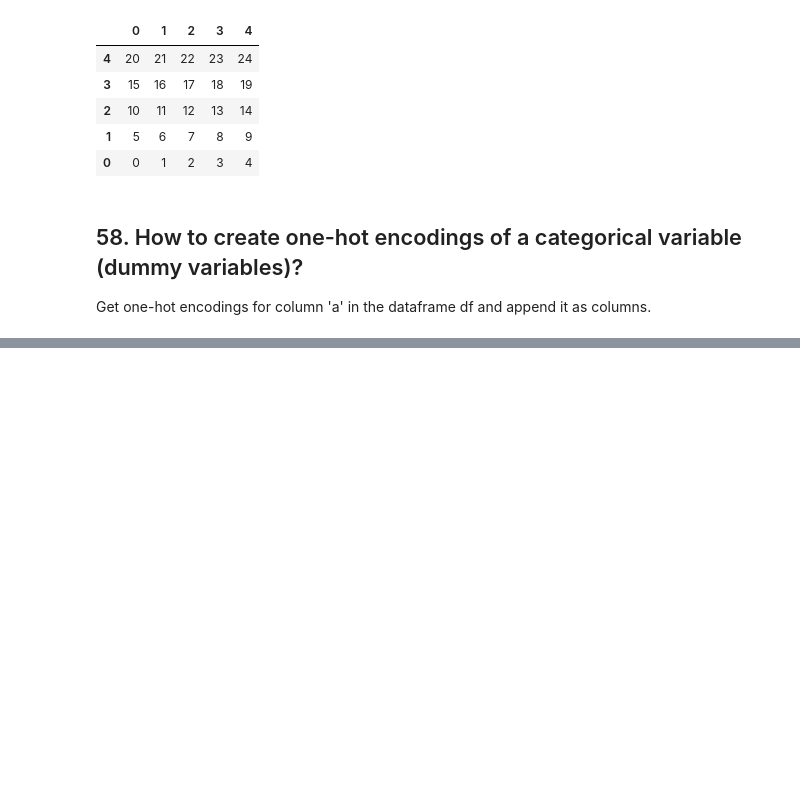
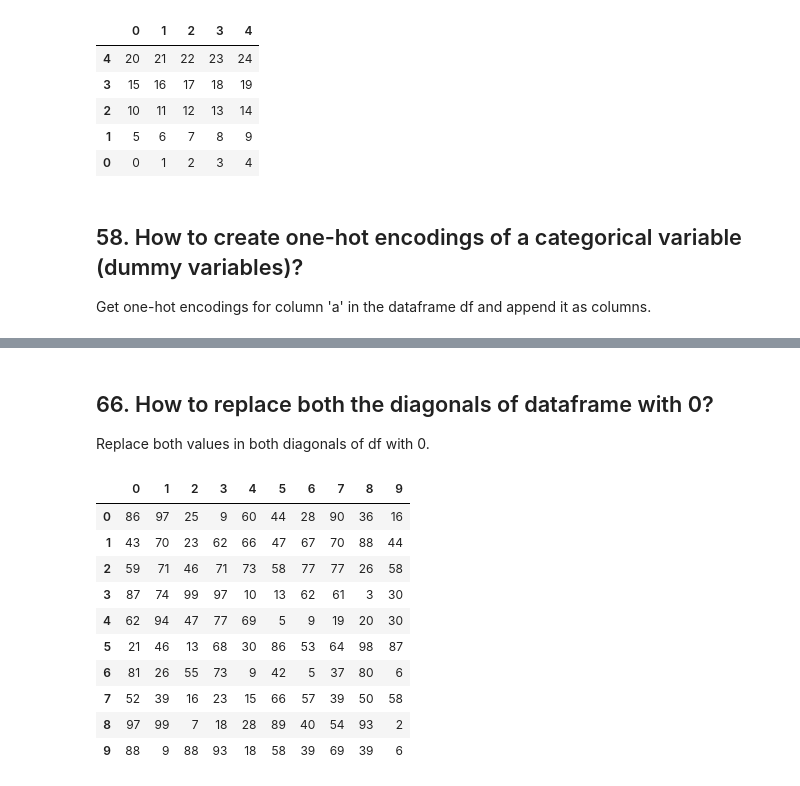
Before and after one commit to wangyingsm/tech-blog, a Jupyter notebook: notes/pandas/101-questions-on-pandas.ipynb, the cells around one changed output, grey strips where cells are left out. Saved outputs shown, nothing was run; the diff lists cells and outputs as text; code cells hidden in the pictures; blank space fills up the shorter version.

```diff
--- a/notes/pandas/101-questions-on-pandas.ipynb
+++ b/notes/pandas/101-questions-on-pandas.ipynb
@@ -1585,0 +1904,19 @@ df = pd.DataFrame(np.arange(25).reshape(5,-1), columns=list('abcde'))
+# %% [markdown]
+## 66. How to replace both the diagonals of dataframe with 0?
+
+Replace both values in both diagonals of df with 0.
+# %%
+df = pd.DataFrame(np.random.randint(1,100, 100).reshape(10, -1))
+df
+# %% [output]
+|  | 0 | 1 | 2 | 3 | 4 | 5 | 6 | 7 | 8 | 9 |
+| 0 | 86 | 97 | 25 | 9 | 60 | 44 | 28 | 90 | 36 | 16 |
+| 1 | 43 | 70 | 23 | 62 | 66 | 47 | 67 | 70 | 88 | 44 |
+| 2 | 59 | 71 | 46 | 71 | 73 | 58 | 77 | 77 | 26 | 58 |
+| 3 | 87 | 74 | 99 | 97 | 10 | 13 | 62 | 61 | 3 | 30 |
+| 4 | 62 | 94 | 47 | 77 | 69 | 5 | 9 | 19 | 20 | 30 |
+| 5 | 21 | 46 | 13 | 68 | 30 | 86 | 53 | 64 | 98 | 87 |
+| 6 | 81 | 26 | 55 | 73 | 9 | 42 | 5 | 37 | 80 | 6 |
+| 7 | 52 | 39 | 16 | 23 | 15 | 66 | 57 | 39 | 50 | 58 |
+| 8 | 97 | 99 | 7 | 18 | 28 | 89 | 40 | 54 | 93 | 2 |
+| 9 | 88 | 9 | 88 | 93 | 18 | 58 | 39 | 69 | 39 | 6 |
```
Also changed, not shown: parts of 92 cells of this notebook, 2 other files.
